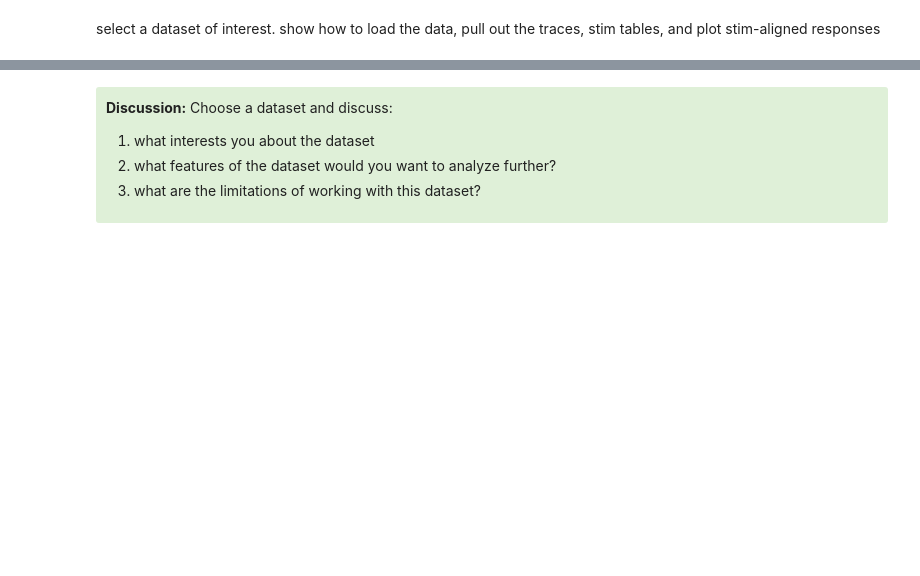
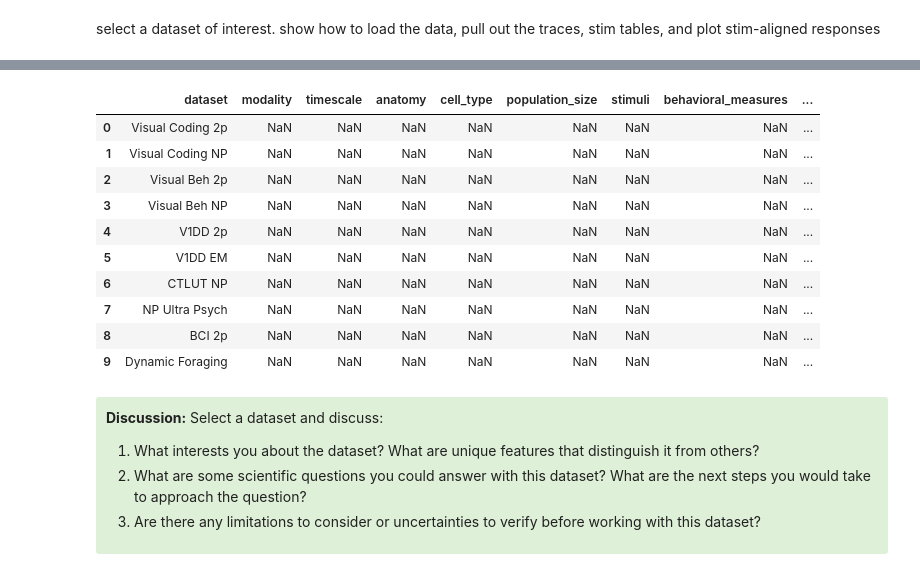
Before and after one commit to matchings/SWDB_2025_DataIntro, a Jupyter notebook: code/Workshop-1-Data-Access.ipynb, the cells around one changed output, grey strips where cells are left out. Drawn from its saved outputs; the diff is of its cells as text; code cells hidden in the pictures; blank space fills up the shorter version.

Commit message:
Added datasets.json; and changes in 3 other files

```diff
--- a/code/Workshop-1-Data-Access.ipynb
+++ b/code/Workshop-1-Data-Access.ipynb
@@ -137,8 +160,31 @@ fields:
+# %%
+# Set column and dataset names
+column_names = ['dataset', 'modality', 'timescale', 'anatomy', 'cell_type', 'population_size', 'stimuli', 'behavioral_measures', 'manipulation']
+dataset_names = ['Visual Coding 2p', 'Visual Coding NP', 'Visual Beh 2p', 'Visual Beh NP', 'V1DD 2p', 'V1DD EM', 'CTLUT NP', 'NP Ultra Psych', 'BCI 2p', 'Dynamic Foraging']
+
+# Construct table
+metadata_table_template = pd.DataFrame(columns=column_names)
+metadata_table_template.dataset = dataset_names
+
+metadata_table_template
+# %% [output]
+|  | dataset | modality | timescale | anatomy | cell_type | population_size | stimuli | behavioral_measures | ... |
+| 0 | Visual Coding 2p | NaN | NaN | NaN | NaN | NaN | NaN | NaN | ... |
+| 1 | Visual Coding NP | NaN | NaN | NaN | NaN | NaN | NaN | NaN | ... |
+| 2 | Visual Beh 2p | NaN | NaN | NaN | NaN | NaN | NaN | NaN | ... |
+| 3 | Visual Beh NP | NaN | NaN | NaN | NaN | NaN | NaN | NaN | ... |
+| 4 | V1DD 2p | NaN | NaN | NaN | NaN | NaN | NaN | NaN | ... |
+| 5 | V1DD EM | NaN | NaN | NaN | NaN | NaN | NaN | NaN | ... |
+| 6 | CTLUT NP | NaN | NaN | NaN | NaN | NaN | NaN | NaN | ... |
+| 7 | NP Ultra Psych | NaN | NaN | NaN | NaN | NaN | NaN | NaN | ... |
+| 8 | BCI 2p | NaN | NaN | NaN | NaN | NaN | NaN | NaN | ... |
+| 9 | Dynamic Foraging | NaN | NaN | NaN | NaN | NaN | NaN | NaN | ... |
 # %% [markdown]
 <div style="background: #DFF0D8; border-radius: 3px; padding: 10px;">
 
-**Discussion:** Choose a dataset and discuss:
-1. what interests you about the dataset
-2. what features of the dataset would you want to analyze further?
-3. what are the limitations of working with this dataset?
+**Discussion:**
+Select a dataset and discuss:
+1. What interests you about the dataset? What are unique features that distinguish it from others?
+2. What are some scientific questions you could answer with this dataset? What are the next steps you would take to approach the question?
+2. Are there any limitations to consider or uncertainties to verify before working with this dataset?
 </div>
```
Also changed, not shown: parts of 21 cells of this notebook, 3 other files.
